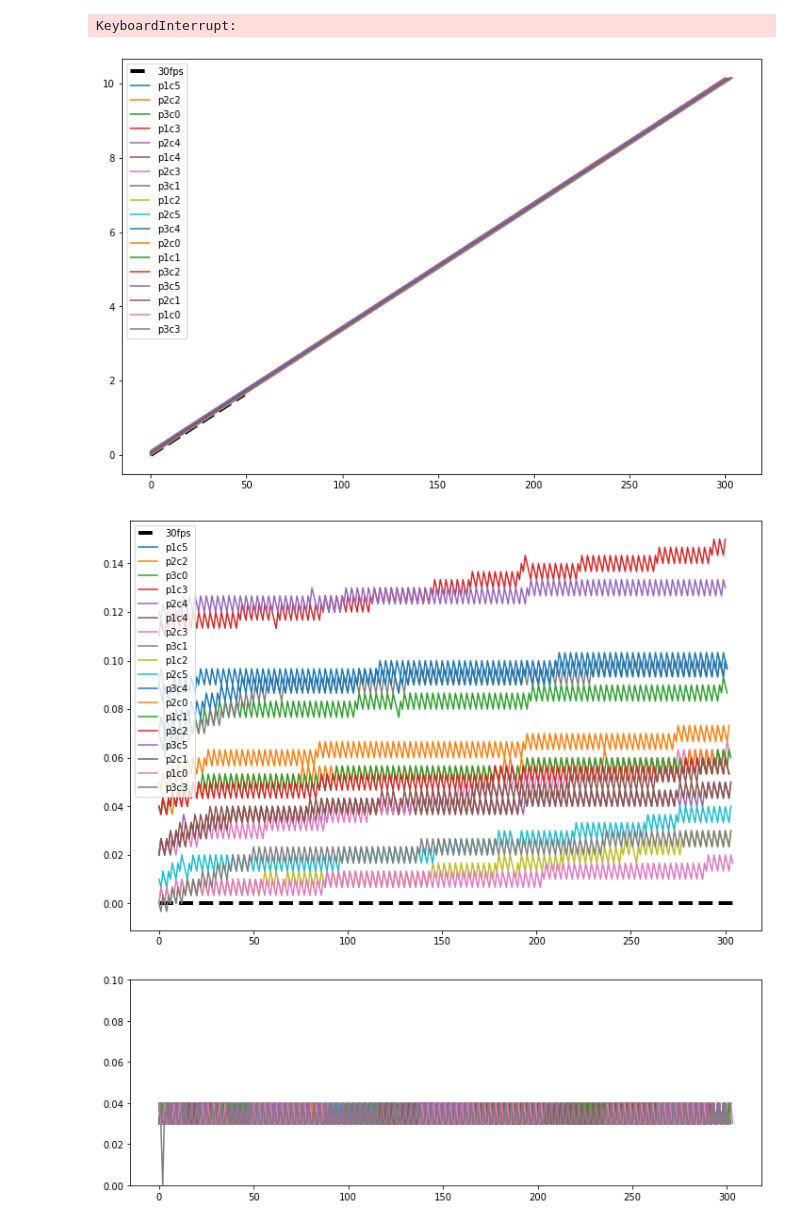
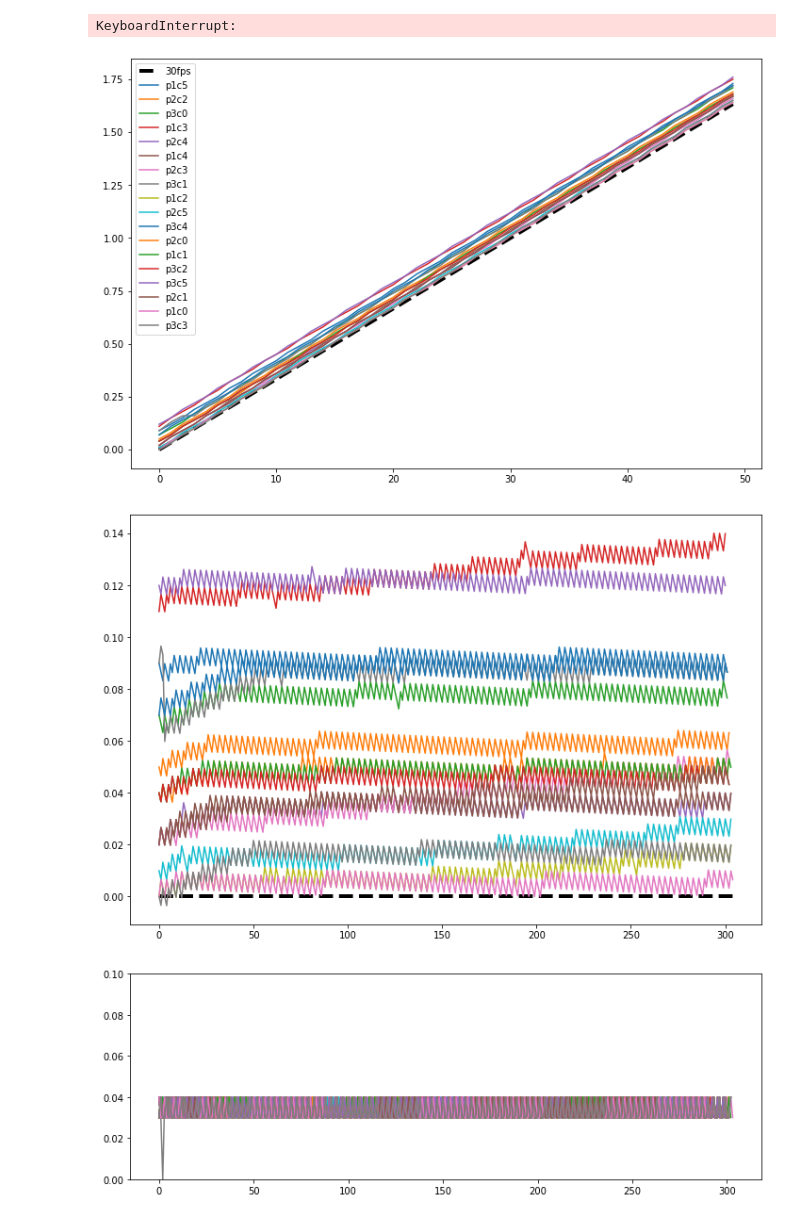
Before and after one commit to barbourww/I24-video-ingest, a Jupyter notebook: image_analysis_notebook.ipynb, the cells around one changed output. Cells and saved outputs as stored; diff of their text form; code cells hidden in the pictures.

```diff
--- a/image_analysis_notebook.ipynb
+++ b/image_analysis_notebook.ipynb
@@ -197,23 +198,23 @@ fig, ax = plt.subplots(1, 1, figsize=(12, 8))
 ax.plot(t_ref[:50], 'k--', linewidth=4, label='30fps')
 for cam, ts in timestamps.items():
     ts = [t - all_min for t in ts]
-    ax.plot(ts[:500], label=cam)
+    ax.plot(ts[:50], label=cam)
 plt.legend()
 plt.show()
 # %% [output]
-[figure, old version]
+[figure, new version]
 # %%
 all_min = min([min(ts) for ts in timestamps.values()])
-t_ref = [1/30 * ti for ti in range(max([len(ts) for ts in timestamps.values()]))]
+t_ref = [1/29.97 * ti for ti in range(max([len(ts) for ts in timestamps.values()]))]
 fig, ax = plt.subplots(1, 1, figsize=(12, 8))
 ax.plot([0 for _ in t_ref][:1000], 'k--', linewidth=4, label='30fps')
 for cam, ts in timestamps.items():
     ts = [t - all_min - tr for t, tr in zip(ts, t_ref)]
     ax.plot(ts[:1000], label=cam)
-plt.legend()
+# plt.legend()
 plt.show()
 # %% [output]
-[figure, old version]
+[figure, new version]
 # %%
 fig, ax = plt.subplots(1, 1, figsize=(12, 4))
 for cam, ts in timestamps.items():
```
Also changed, not shown: parts of 4 cells of this notebook.
